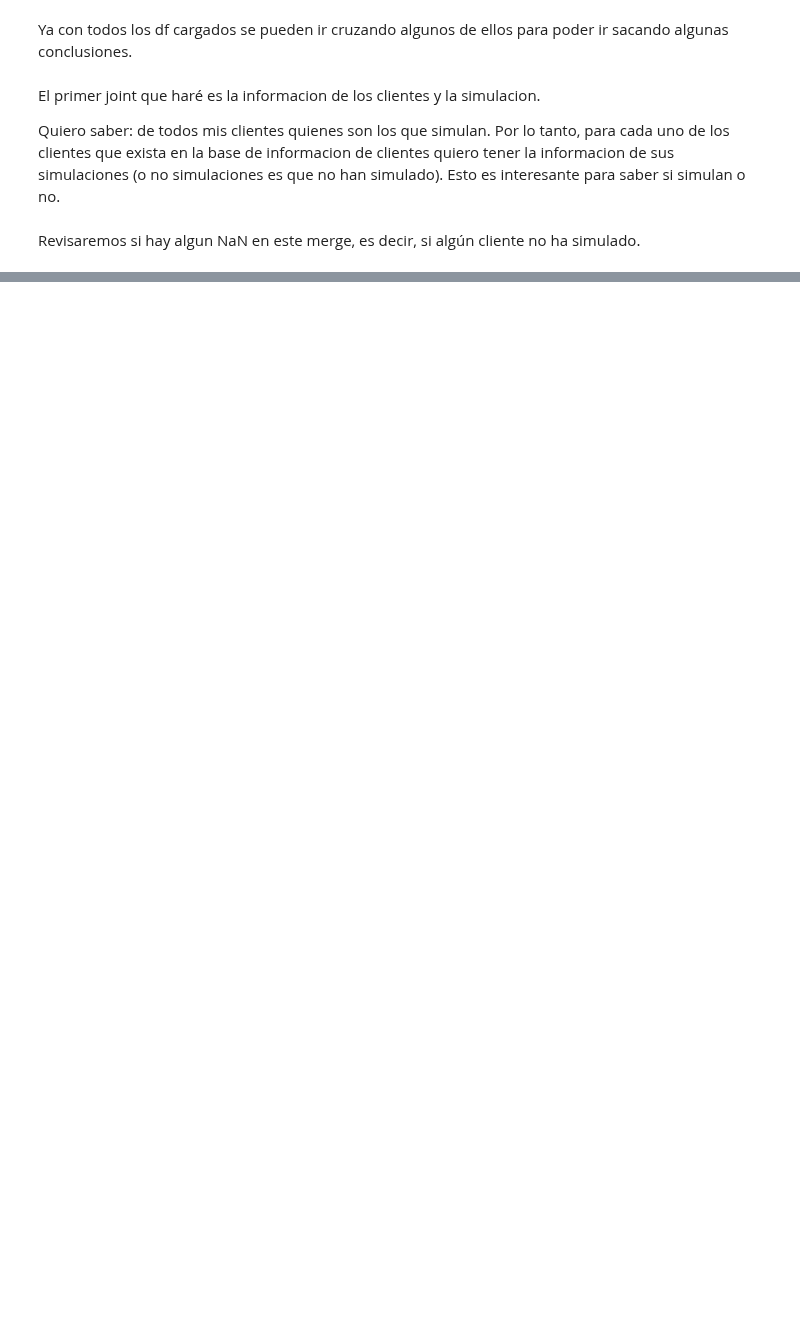
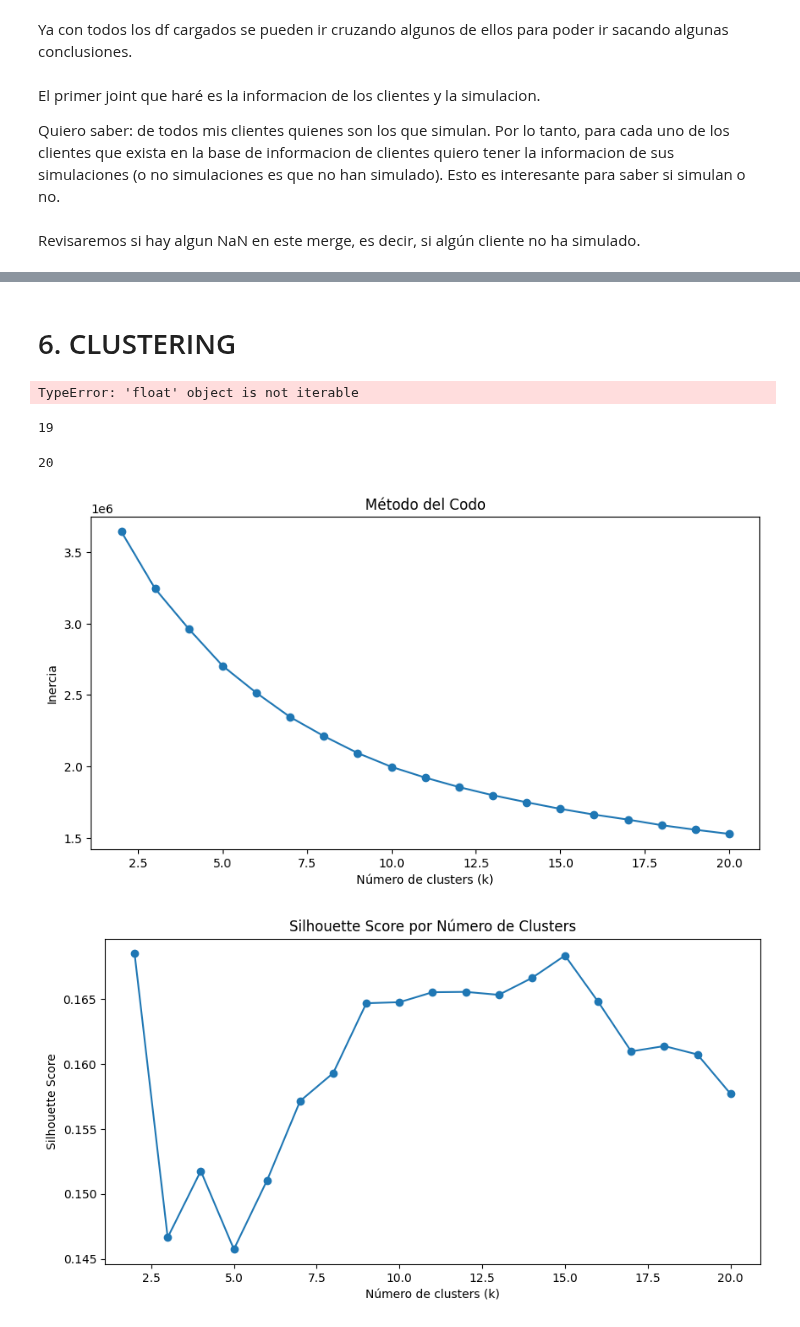
Before and after one commit to JosepVargasf/capstone_g11_2024-2, a Jupyter notebook: Procesamiento de datos/procesamiento.ipynb, the cells around one changed output, grey strips where cells are left out. Cells and saved outputs as stored; diff of their text form; code cells hidden in the pictures; blank space fills up the shorter version.

```diff
--- a/Procesamiento de datos/procesamiento.ipynb
+++ b/Procesamiento de datos/procesamiento.ipynb
@@ -351,0 +149,11 @@ Todos los gráficos se han generado y guardado en la carpeta 'plots'.
+# %%
+df_informacion_de_clientes['tasa de concresion'].fillna(0, inplace=True)
+# %%
+df_informacion_de_clientes_mapped = df_informacion_de_clientes.copy()
+
+df_informacion_de_clientes_mapped['Genero'] = df_informacion_de_clientes['Genero'].map({'Masculino': 1, 'Femenino': 0})
+df_informacion_de_clientes_mapped['Categoria_Digital'] = df_informacion_de_clientes['Categoria_Digital'].map({'Cliente Digital': 1, 'Cliente no Digital': 0})
+df_informacion_de_clientes_mapped['Elasticidad_Precios'] = df_informacion_de_clientes['Elasticidad_Precios'].map({'Alta': 3, 'Media': 2, 'Baja': 1})
+df_informacion_de_clientes_mapped['Nacionalidad'] = df_informacion_de_clientes['Nacionalidad'].map({'Chileno': 1, 'Extranjero': 0})
+
+df_informacion_de_clientes_mapped
@@ -351,0 +176,2 @@ Todos los gráficos se han generado y guardado en la carpeta 'plots'.
+# %%
+df_informacion_clientes_clusterizar = df_informacion_de_clientes_mapped.drop(columns=['Unnamed: 0', 'Oferta_Consumo', 'Deuda_CMF'])
@@ -351,0 +194,2 @@ Todos los gráficos se han generado y guardado en la carpeta 'plots'.
+# %% [markdown]
+# 6. CLUSTERING
@@ -351,0 +248,61 @@ Todos los gráficos se han generado y guardado en la carpeta 'plots'.
+# %%
+import csv
+
+# Guardar los valores de Silhouette y de Inercia en un archivo CSV
+
+# Información sobre los datos y el clustering
+info = {
+    "Descripción": "Valores de Silhouette y de Inercia para clustering con KMeans con todos los clientes (sin analisis de outliers)",
+    "Columnas seleccionadas": selected_columns,
+    "Número de clientes": len(df_informacion_clientes_clusterizar),
+    "Método de normalización": "StandardScaler",
+    "Reducción de dimensionalidad": "PCA (95% de la varianza)",
+    "Rango de k": list(k_values),
+    "clusterizacion": "KMeans",
+    "clusters": k_means_modelos
+}
+
+# Guardar la información en un archivo CSV
+with open('clustering_info.csv', mode='w', newline='') as file:
+    writer = csv.writer(file)
+    writer.writerow(["Descripción", info["Descripción"]])
+    writer.writerow(["Columnas seleccionadas"] + info["Columnas seleccionadas"])
+    writer.writerow(["Número de clientes", info["Número de clientes"]])
+    writer.writerow(["Método de normalización", info["Método de normalización"]])
+    writer.writerow(["Reducción de dimensionalidad", info["Reducción de dimensionalidad"]])
+    writer.writerow(["Rango de k"] + info["Rango de k"])
+    writer.writerow([])
+    writer.writerow(["k", "Inercia", "Silhouette Score"])
+    for k, inertia, silhouette in zip(k_values, inertia, silhouette_scores):
+        writer.writerow([k, inertia, silhouette])
+# %% [output]
+TypeError: 'float' object is not iterable
+# %%
+len(silhouette_scores)
+# %% [output]
+19
+# %%
+len(inertia)
+# %% [output]
+20
+# %%
+k_values = range(2, 21)  # Probar de 2 a 100 clusters
+# %%
+# Graficar el método del codo
+plt.figure(figsize=(10, 5))
+plt.plot(k_values, inertia[0:19], marker='o')
+plt.xlabel('Número de clusters (k)')
+plt.ylabel('Inercia')
+plt.title('Método del Codo')
+plt.show()
+
+#Graficar el Silhouette Score
+plt.figure(figsize=(10, 5))
+plt.plot(k_values, silhouette_scores, marker='o')
+plt.xlabel('Número de clusters (k)')
+plt.ylabel('Silhouette Score')
+plt.title('Silhouette Score por Número de Clusters')
+plt.show()
+# %% [output]
+[figure, added]
+[figure, added]
```
Also changed, not shown: parts of 71 cells of this notebook, 22 other files.
